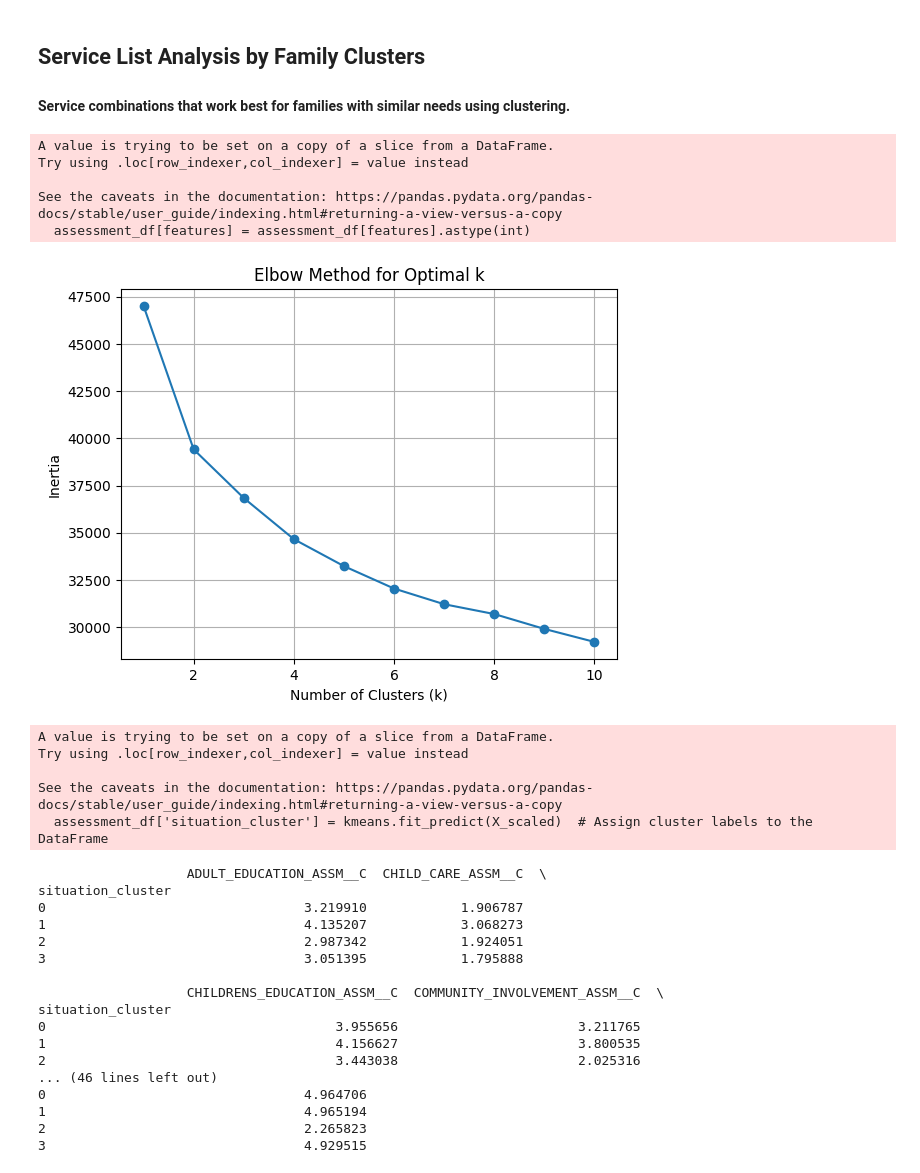
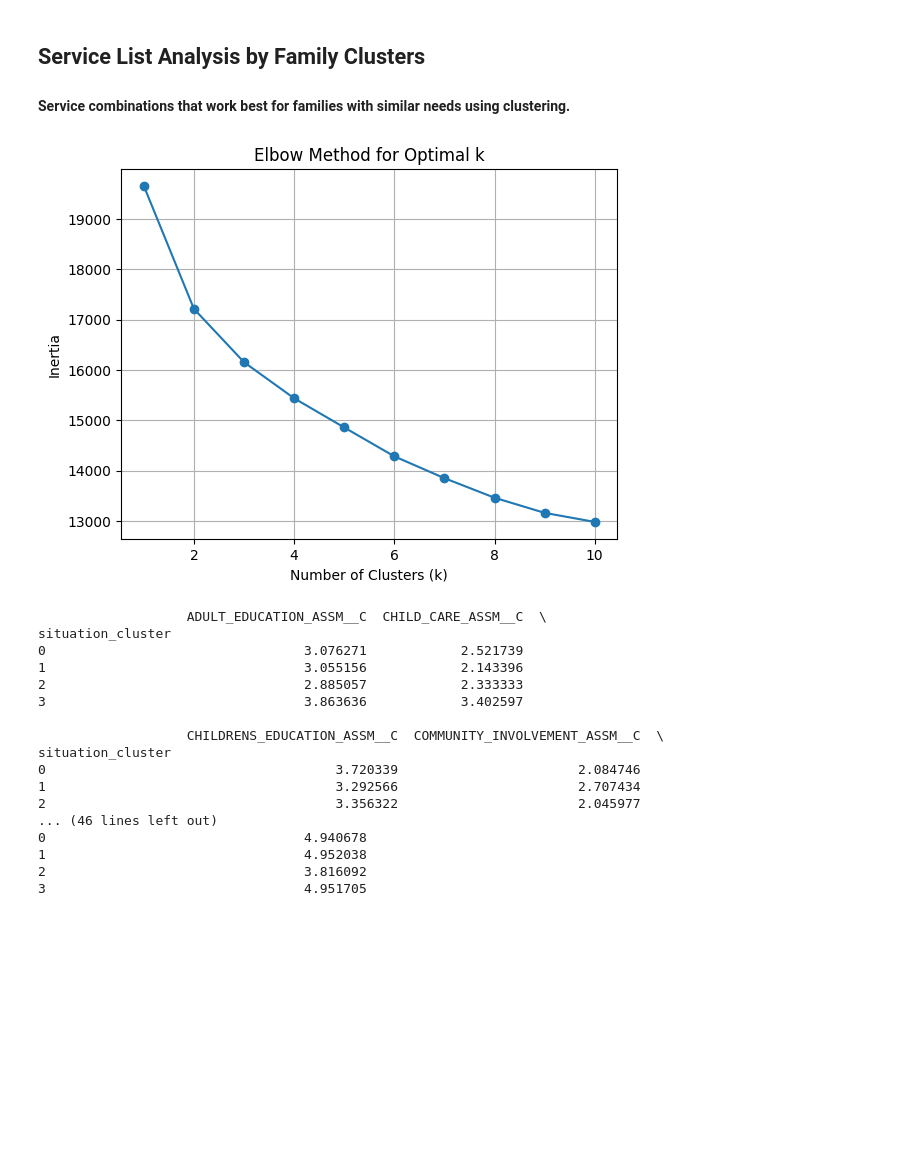
Before and after one commit to WallGuan/Capstone_TB, a Jupyter notebook: service-optimization/simplified_service_list_final.ipynb, the cells around one changed output. Saved outputs shown, nothing was run; the diff lists cells and outputs as text; code cells hidden in the pictures; blank space fills up the shorter version.

```diff
--- a/service-optimization/simplified_service_list_final.ipynb
+++ b/service-optimization/simplified_service_list_final.ipynb
@@ -10,6 +14,6 @@ import matplotlib.pyplot as plt
 # %%
 # Load CSV files into dataFrames
-path = ''
+path = '/Users/yejinchoi/Desktop/capstone/'
 files = [
     'new_account.csv', 'new_contact.csv', 'new_pmdm.csv', 'new_case_note.csv',
     'new_income.csv', 'new_wage_detail.csv', 'new_assessment.csv', 'new_education_history.csv',
@@ -30,72 +34,72 @@ features = [
 
 # Load the assessment data
 assessment_df = dfs['new_assessment']
+
+# Keep only rows where the assessment was taken at the time of enrollment
+assessment_df = assessment_df[assessment_df['ASSESSMENT_TIME_POINT__C'] == 'Initial']
 
 # Extract numeric values from the assessment features and convert them to integers
 for col in features:
     assessment_df[col] = assessment_df[col].str.extract(r'^(\d+)')  # Extract numeric values
     assessment_df[col] = assessment_df[col].astype(float).astype('Int64')  # Convert to nullable integer type
 
 # Drop rows with missing values in any of the assessment features
 assessment_df = assessment_df.dropna(subset=features)
 
 # Convert the assessment features to standard integer type for processing
 assessment_df[features] = assessment_df[features].astype(int)
 
 # Standardize the assessment features using z-score scaling
 scaler = StandardScaler()
 X_scaled = scaler.fit_transform(assessment_df[features])
 
 # Use the elbow method to determine the optimal number of clusters for KMeans
 inertia = []
 for k in range(1, 11):
     km = KMeans(n_clusters=k, random_state=42).fit(X_scaled)
     inertia.append(km.inertia_)  # Append the inertia (sum of squared distances) for each k
 
 # Plot the inertia values to visualize the elbow point
 plt.plot(range(1, 11), inertia, marker='o')
 plt.xlabel('Number of Clusters (k)')
 plt.ylabel('Inertia')
 plt.title('Elbow Method for Optimal k')
 plt.grid(True)
-plt.show() # Optimal k is 4
+plt.show()  # The elbow point suggests the optimal number of clusters is 4
 
 # Apply KMeans clustering with the optimal number of clusters (k=4)
 kmeans = KMeans(n_clusters=4, random_state=42)
 assessment_df['situation_cluster'] = kmeans.fit_predict(X_scaled)  # Assign cluster labels to the DataFrame
 # %% [output]
-A value is trying to be set on a copy of a slice from a DataFrame.
-Try using .loc[row_indexer,col_indexer] = value instead
-
-See the caveats in the documentation: https://pandas.pydata.org/pandas-docs/stable/user_guide/indexing.html#returning-a-view-versus-a-copy
-  assessment_df[features] = assessment_df[features].astype(int)
-[figure, old version]
+[figure, new version]
-A value is trying to be set on a copy of a slice from a DataFrame.
-Try using .loc[row_indexer,col_indexer] = value instead
-
-See the caveats in the documentation: https://pandas.pydata.org/pandas-docs/stable/user_guide/indexing.html#returning-a-view-versus-a-copy
-  assessment_df['situation_cluster'] = kmeans.fit_predict(X_scaled)  # Assign cluster labels to the DataFrame
 # %%
 # Calculate mean assessment scores per cluster
 cluster_profiles = assessment_df.groupby('situation_cluster')[features].mean()
 
+# For CHILD_CARE_ASSM__C, exclude 0s from mean calculation
+cluster_profiles['CHILD_CARE_ASSM__C'] = (
+    assessment_df[assessment_df['CHILD_CARE_ASSM__C'] != 0]
+    .groupby('situation_cluster')['CHILD_CARE_ASSM__C']
+    .mean()
+)
+
 # Print the mean assessment scores for clusters
 print(cluster_profiles)
 # %% [output]
                    ADULT_EDUCATION_ASSM__C  CHILD_CARE_ASSM__C  \
 situation_cluster
-0                                 3.219910            1.906787
-1                                 4.135207            3.068273
-2                                 2.987342            1.924051
-3                                 3.051395            1.795888
+0                                 3.076271            2.521739
+1                                 3.055156            2.143396
+2                                 2.885057            2.333333
+3                                 3.863636            3.402597
 
                    CHILDRENS_EDUCATION_ASSM__C  COMMUNITY_INVOLVEMENT_ASSM__C  \
 situation_cluster
-0                                     3.955656                       3.211765
-1                                     4.156627                       3.800535
-2                                     3.443038                       2.025316
+0                                     3.720339                       2.084746
+1                                     3.292566                       2.707434
+2                                     3.356322                       2.045977
 ... (46 lines left out)
-0                                 4.964706
-1                                 4.965194
-2                                 2.265823
-3                                 4.929515
+0                                 4.940678
+1                                 4.952038
+2                                 3.816092
+3                                 4.951705
```
Also changed, not shown: parts of 10 cells of this notebook, 7 other files.
